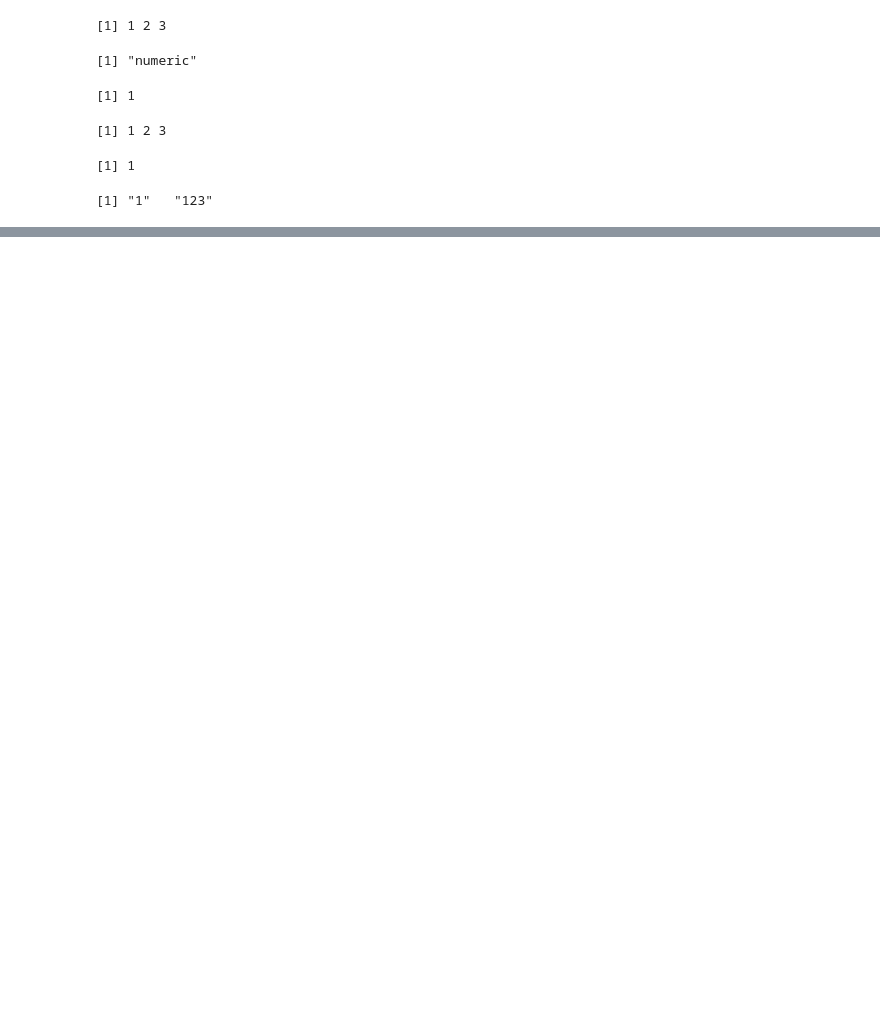
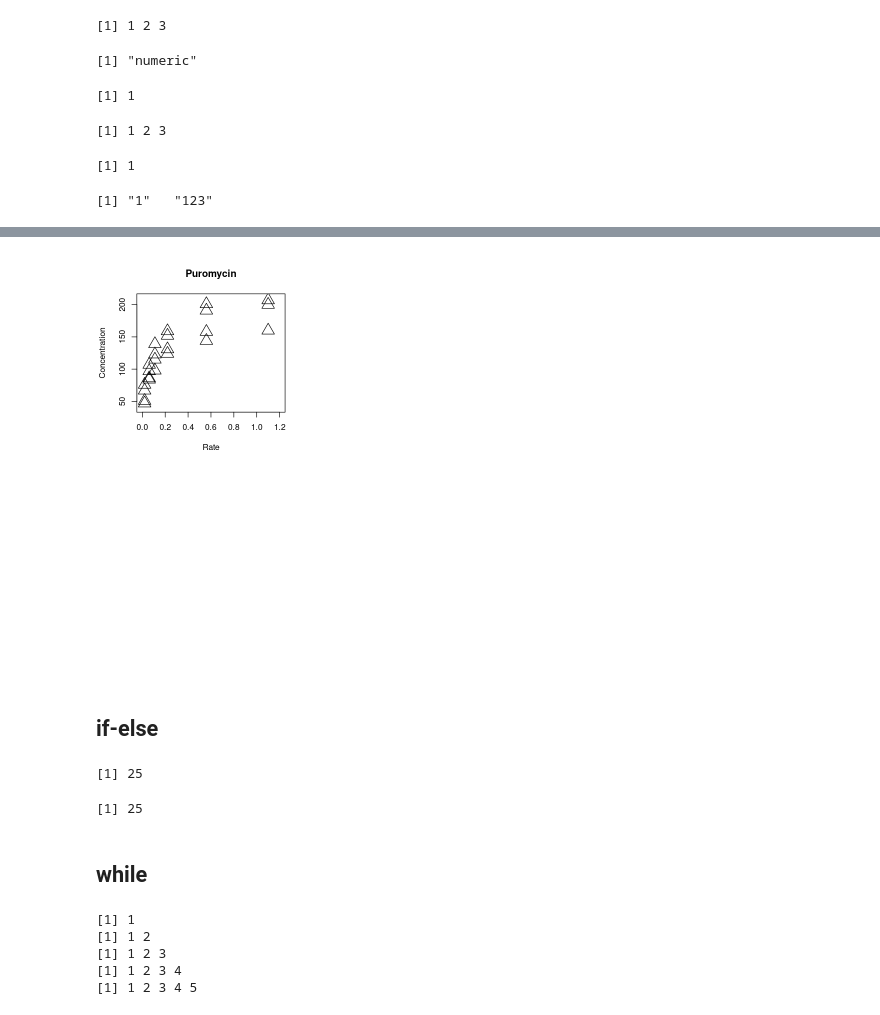
Before and after one commit to chenboshuo/learn_r, a Jupyter notebook: src/basic.ipynb, the cells around one changed output, grey strips where cells are left out. Drawn from its saved outputs; the diff is of its cells as text; code cells hidden in the pictures; blank space fills up the shorter version.

```diff
--- a/src/basic.ipynb
+++ b/src/basic.ipynb
@@ -375,0 +542,8 @@ unlists
+# %%
+par(mfrow=c(2,2))
+plot(rate ~ conc,data=puroA,pch=2,concl=4,cex=2.5,
+     xlim=c(0,1.2), ylim=c(40,210),
+     ylab="Concentration", xlab="Rate",
+     cex.main=10)
+title(main="Puromycin",cex.lab=1.2)
+# %% [output]
@@ -375,0 +562,27 @@ unlists
+[figure, added]
+# %% [markdown]
+## if-else
+# %%
+x = -5
+ifelse(x >= 0, sqrt(x), x*x)
+# %% [output]
+[1] 25
+# %%
+if(x>=0){
+    sqrt(x)
+}else{
+    x*x
+}
+# %% [output]
+[1] 25
+# %% [markdown]
+## while
+# %%
+for(i in 1:5)
+    print(1:i)
+# %% [output]
+[1] 1
+[1] 1 2
+[1] 1 2 3
+[1] 1 2 3 4
+[1] 1 2 3 4 5
```
Also changed, not shown: parts of 21 cells of this notebook, 2 other files.
